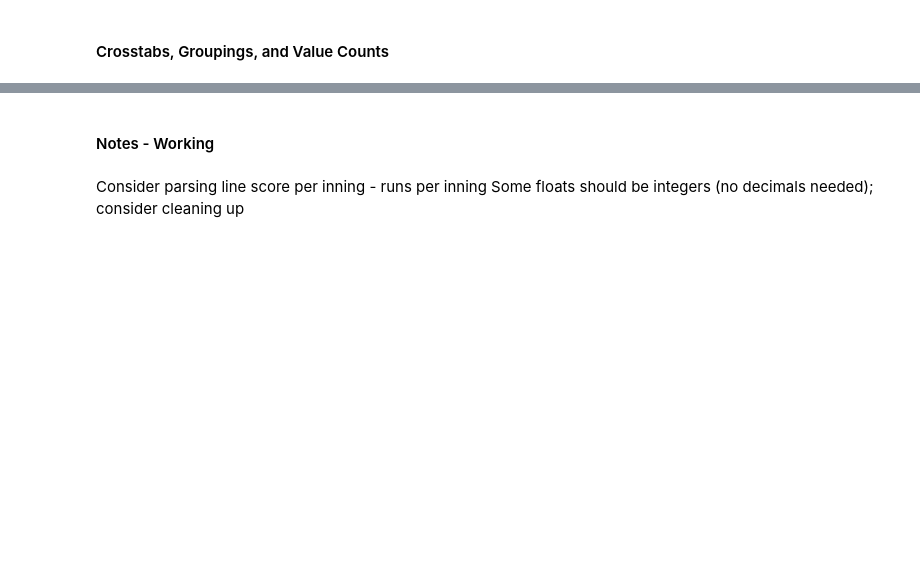
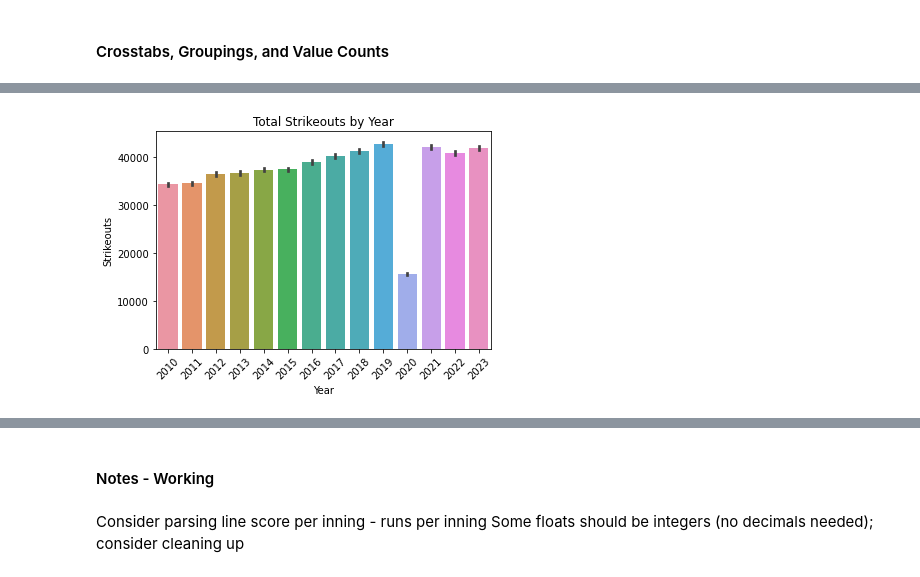
Before and after one commit to pecham1911/Double_Play_Analytics, a Jupyter notebook: DP_Analytics_Workbook-2.ipynb, the cells around one changed output, grey strips where cells are left out. Drawn from its saved outputs; the diff is of its cells as text; code cells hidden in the pictures; blank space fills up the shorter version.

```diff
--- a/DP_Analytics_Workbook-2.ipynb
+++ b/DP_Analytics_Workbook-2.ipynb
@@ -498,0 +649,4 @@ df.tail()
+# %%
+team_home_df = pd.concat([home_win_df, home_lose_df], ignore_index=True)
+# %%
+team_visiting_df = pd.concat([visiting_win_df, visiting_lose_df], ignore_index=True)
@@ -498,0 +706,37 @@ df.tail()
+# %%
+rename_dict_visiting = {
+
+            "at_bats_visiting": "at_bats",
+            "hits_visiting": "hits",
+            "double_visiting": "double",
+            "triple_visiting": "triple",
+            "home_run_visiting": "home_run",
+            "rbi_visiting": "rbi",
+            "sacrifice_hit_visiting": "sacrifice_hit",
+            'sacrifine_fly_visiting': "sacrifice_fly",
+            'hit_by_pitch_visiting': "hit_by_pitch",
+            'walk_visiting': 'walk',
+            'intent_walk_visiting': 'intent_walk',
+            'strikeout_visiting': 'strikeout',
+            'stolen_base_visiting': 'stolen_base',
+            'caught_stealing_visiting': 'caught_stealing',
+            'grounded_into_double_plays_visiting': 'grounded_into_double_plays',
+            'first_catcher_interfere_visiting': 'first_catcher_interfere',
+            'left_on_base_visiting': 'left_on_base',
+            'pitchers_used_visiting': "pitchers_used",
+            'individual_earned_runs_visiting': "individual_earned_runs",
+            'team_earned_runs_visiting': 'team_earned_runs',
+            'wild_pitches_visiting': 'wild_pitches',
+            'balks_visiting': 'balks',
+            'putouts_visiting': 'putouts',
+            'assists_visiting': 'assists',
+            'errors_visiting': 'errors',
+            'passed_balls_visiting': 'passed_balls',
+            'double_def_visiting': 'double_def',
+            'triple_def_visiting': 'triple_def'
+}
+
+# Rename the columns using the rename() function
+team_visiting_df.rename(columns=rename_dict_visiting, inplace=True)
+# %%
+combo_df = pd.concat([team_home_df, team_visiting_df], ignore_index=True)
@@ -516,14 +915,16 @@ print(cross_tab2)
 # %%
-sns.barplot(x='year', y='strikeouts', data=df, estimator=sum)
+sns.barplot(x='year', y='strikeout', data=combo_df, estimator=sum)
 
 # Add labels and title
 plt.xlabel('Year')
 plt.ylabel('Strikeouts')
 plt.title('Total Strikeouts by Year')
 
 # Rotate x-axis labels for better readability if needed
 plt.xticks(rotation=45)
 
 # Show plot
 plt.show()
+# %% [output]
+[figure, added]
 # %%
```
Also changed, not shown: parts of 86 cells of this notebook, 1 other file.
